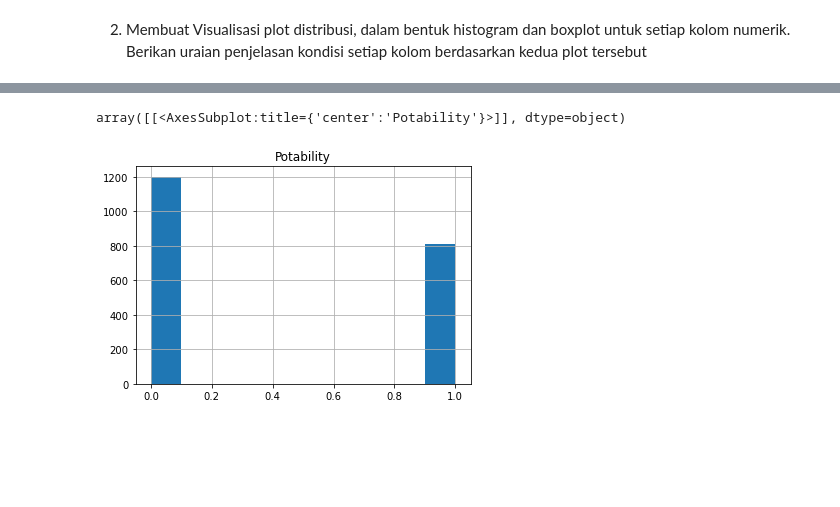
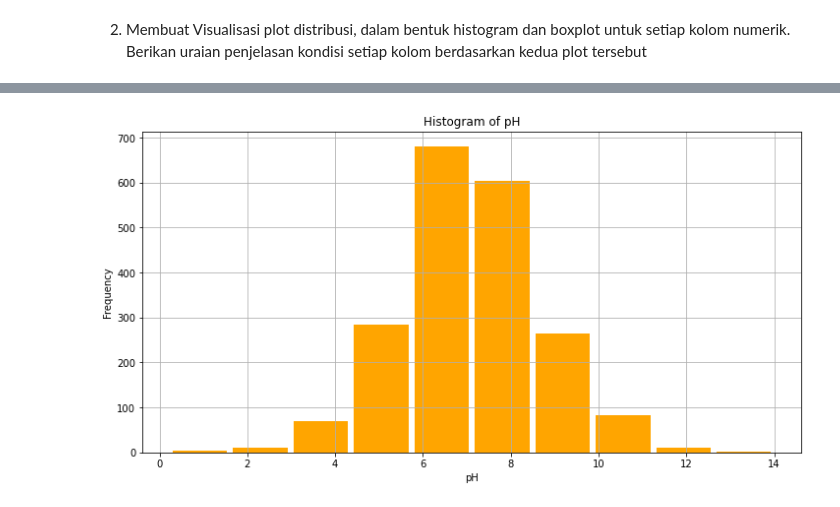
Before and after one commit to IloveNooodles/Probstat-Water-Potability, a Jupyter notebook: nomor2.ipynb, the cells around one changed output, grey strips where cells are left out. Drawn from its saved outputs; the diff is of its cells as text; code cells hidden in the pictures; blank space fills up the shorter version.

```diff
--- a/nomor2.ipynb
+++ b/nomor2.ipynb
@@ -99,5 +12,0 @@ df.boxplot(column='Turbidity')
-# %%
-df.hist(column='Potability')
-# %% [output]
-array([[<AxesSubplot:title={'center':'Potability'}>]], dtype=object)
-[figure, removed]
@@ -105,0 +13,12 @@ df.boxplot(column='Potability')
+# %%
+df.hist(column = 'pH', figsize = (12,6), rwidth = 0.9, bins = 10, color = 'orange')
+# give title
+plt.title('Histogram of pH')
+# give xlabel
+plt.xlabel('pH')
+# give ylabel
+plt.ylabel('Frequency')
+# show plot
+plt.show()
+# %% [output]
+[figure, added]
```
Also changed, not shown: parts of 38 cells of this notebook, 1 other file.
